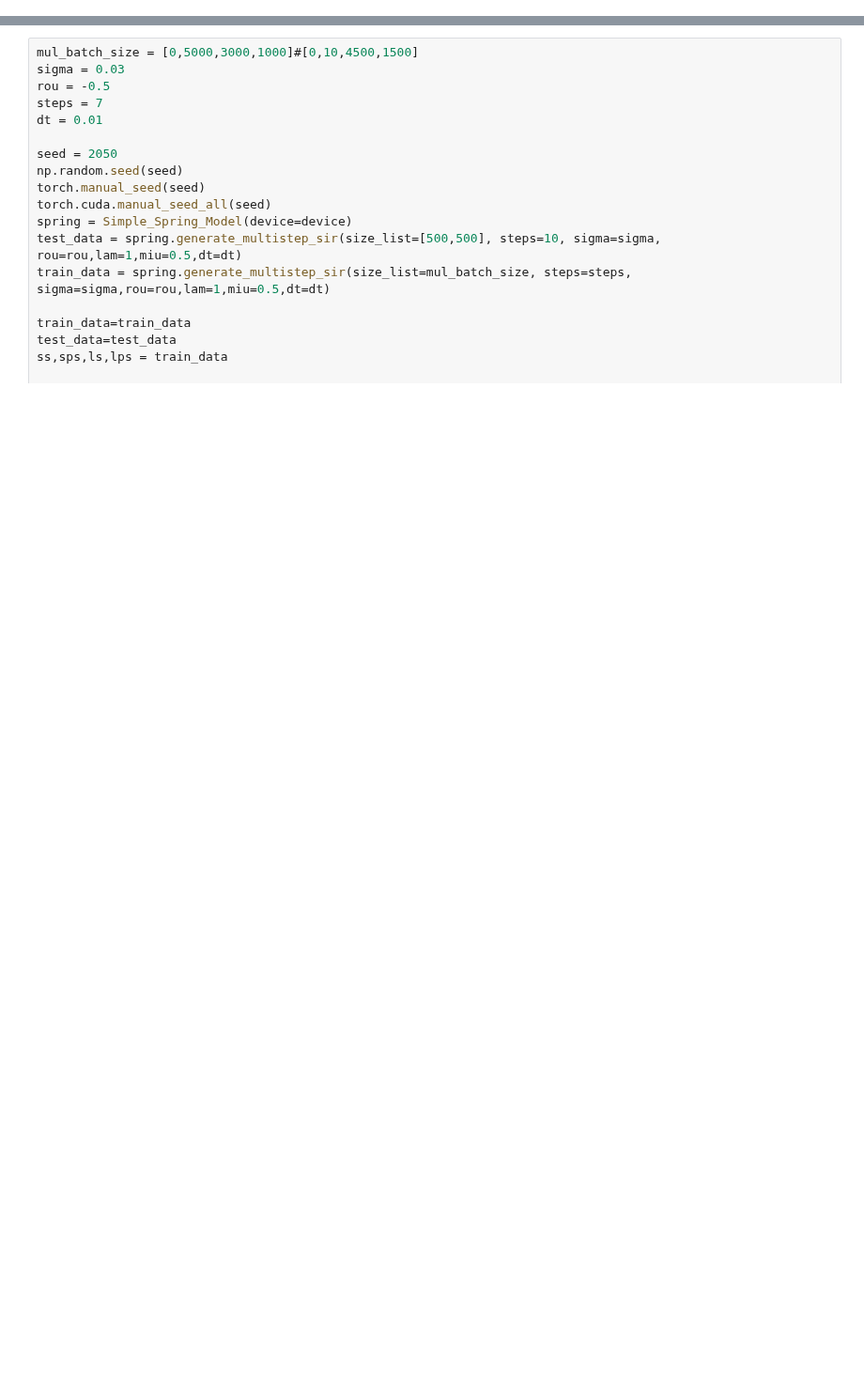
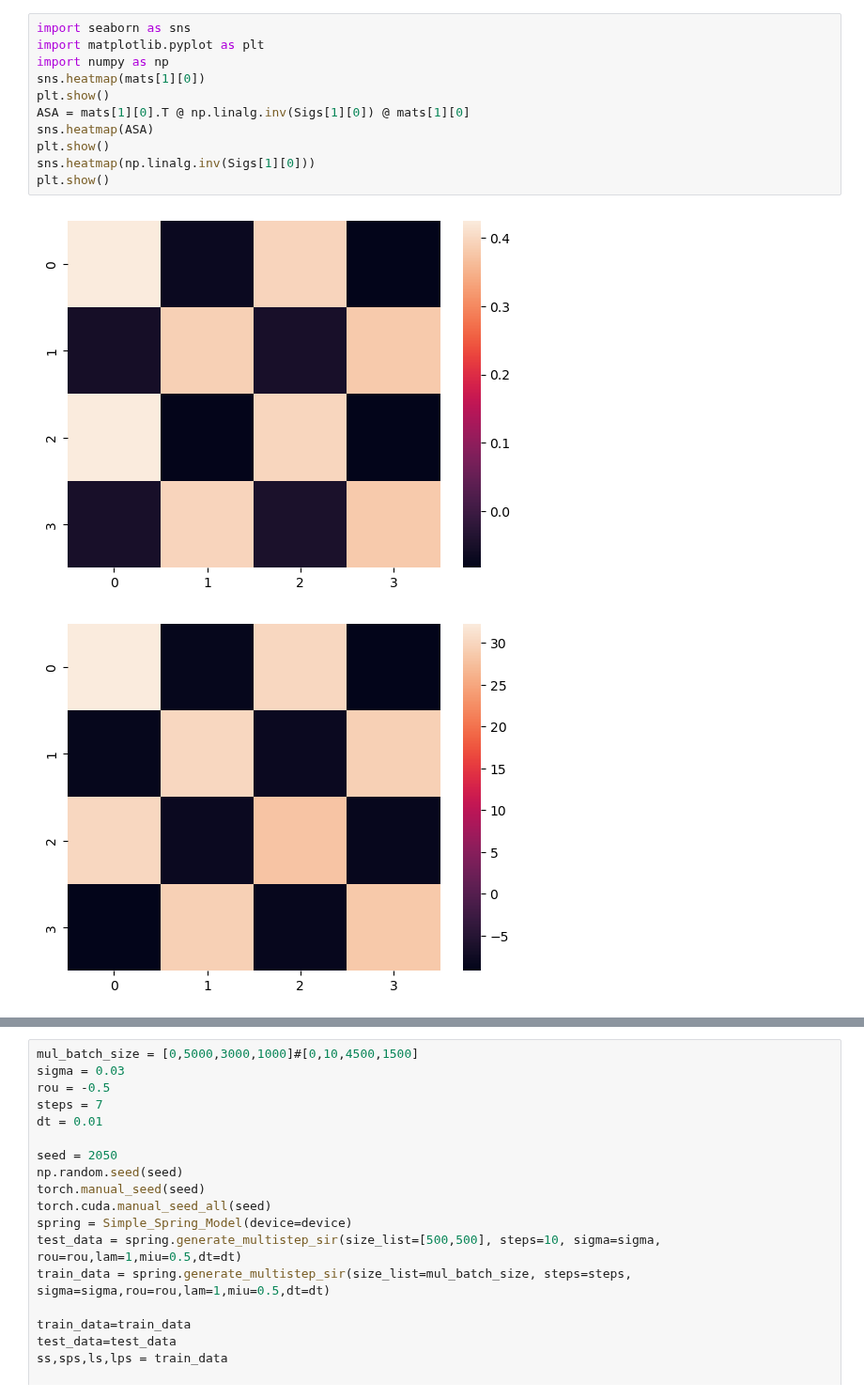
Before and after one commit to Matthew-ymz/Time-series-forecasting-for-causal-emergence, a Jupyter notebook: postprocessing/SIR_analy.ipynb, the cells around one changed output, grey strips where cells are left out. Shown at 94% size. Cells and saved outputs as stored; diff of their text form; blank space fills up the shorter version.

```diff
--- a/postprocessing/SIR_analy.ipynb
+++ b/postprocessing/SIR_analy.ipynb
@@ -168,0 +21,14 @@ class MultivariateGaussianModel(nn.Module):
+# %%
+import seaborn as sns
+import matplotlib.pyplot as plt
+import numpy as np
+sns.heatmap(mats[1][0])
+plt.show()
+ASA = mats[1][0].T @ np.linalg.inv(Sigs[1][0]) @ mats[1][0]
+sns.heatmap(ASA)
+plt.show()
+sns.heatmap(np.linalg.inv(Sigs[1][0]))
+plt.show()
+# %% [output]
+[figure, added]
+[figure, added]
```
Also changed, not shown: parts of 11 cells of this notebook, 18 other files.
